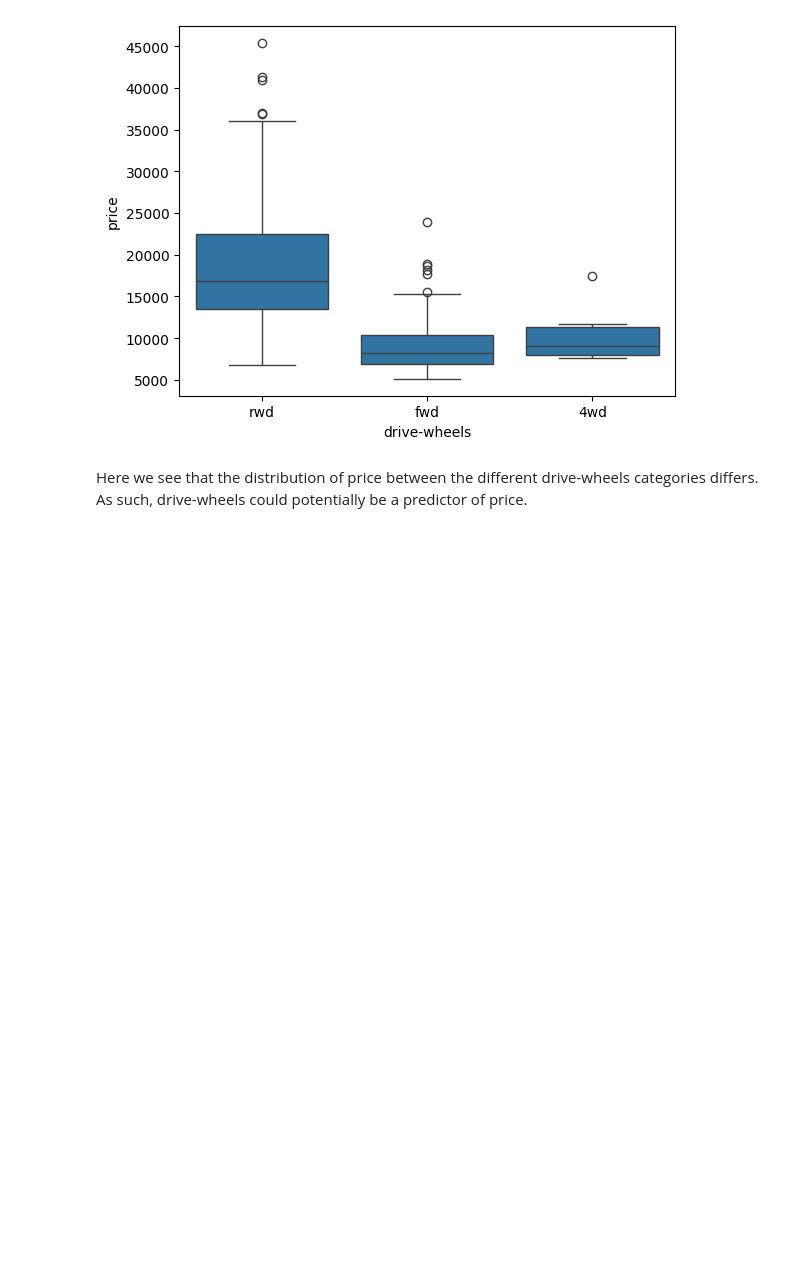
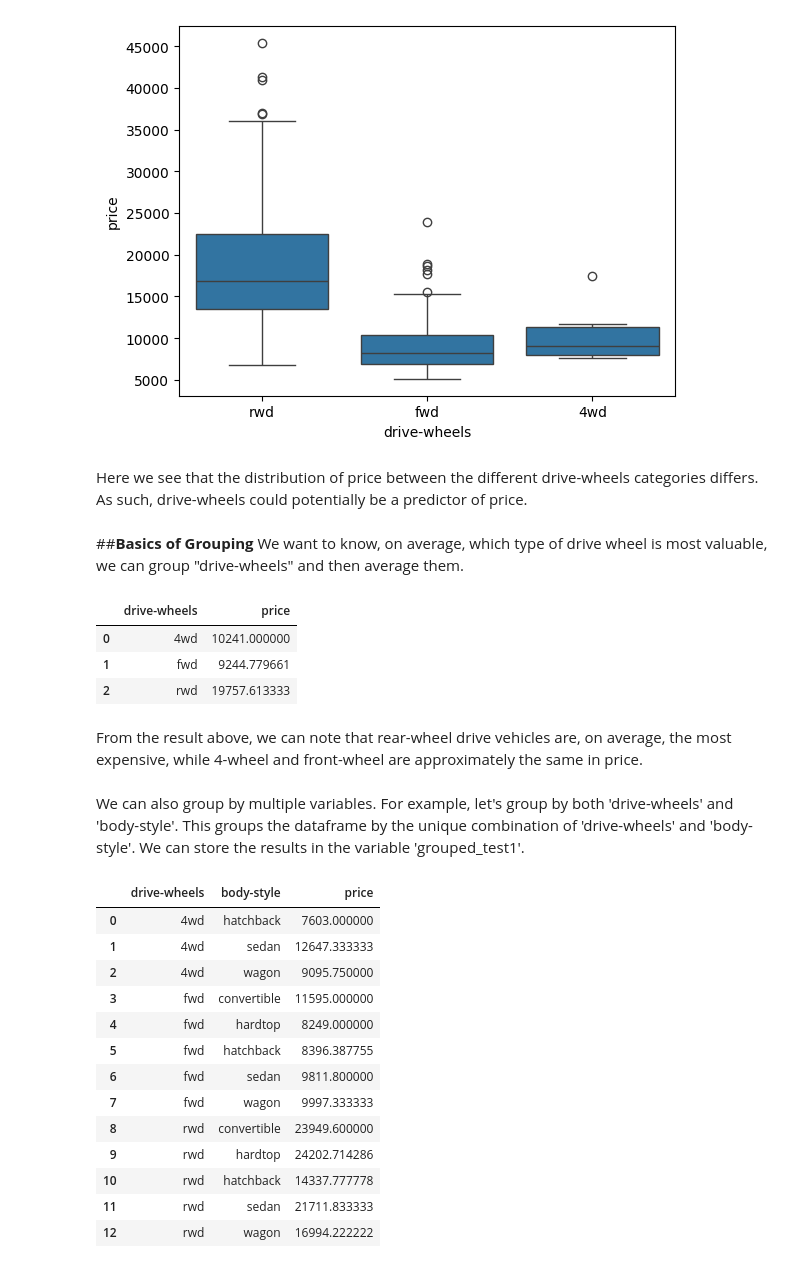
Before and after one commit to Rubieskyama/Data-Science-Ecosystem, a Jupyter notebook: Data Analytics with Python/Used_cars_pricing_analyzer.ipynb, the cells around one changed output. Saved outputs shown, nothing was run; the diff lists cells and outputs as text; code cells hidden in the pictures; blank space fills up the shorter version.

Commit message:
Group by drive-wheels and body-style

```diff
--- a/Data Analytics with Python/Used_cars_pricing_analyzer.ipynb
+++ b/Data Analytics with Python/Used_cars_pricing_analyzer.ipynb
@@ -485,3 +485,40 @@ sns.boxplot(x="drive-wheels", y="price", data=df)
 [figure]
 # %% [markdown]
 Here we see that the distribution of price between the different drive-wheels categories differs. As such, drive-wheels could potentially be a predictor of price.
+# %% [markdown]
+##**Basics of Grouping**
+We want to know, on average, which type of drive wheel is most valuable, we can group "drive-wheels" and then average them.
+# %%
+#select the columns 'drive-wheels' and 'price', then assign it to the variable "df_group_one"
+df_group_one = df[['drive-wheels', 'price']]
+#calculate the average price for each of the different categories of data
+df_grouped = df_group_one.groupby(['drive-wheels'], as_index=False).mean()
+df_grouped
+# %% [output]
+|  | drive-wheels | price |
+| 0 | 4wd | 10241.000000 |
+| 1 | fwd | 9244.779661 |
+| 2 | rwd | 19757.613333 |
+# %% [markdown]
+From the result above, we can note that rear-wheel drive vehicles are, on average, the most expensive, while 4-wheel and front-wheel are approximately the same in price.
+# %% [markdown]
+We can also group by multiple variables. For example, let's group by both 'drive-wheels' and 'body-style'. This groups the dataframe by the unique combination of 'drive-wheels' and 'body-style'. We can store the results in the variable 'grouped_test1'.
+# %%
+df_grptest = df[['drive-wheels','body-style','price']]
+grouped_test1 = df_grptest.groupby(['drive-wheels','body-style'], as_index=False).mean()
+grouped_test1
+# %% [output]
+|  | drive-wheels | body-style | price |
+| 0 | 4wd | hatchback | 7603.000000 |
+| 1 | 4wd | sedan | 12647.333333 |
+| 2 | 4wd | wagon | 9095.750000 |
+| 3 | fwd | convertible | 11595.000000 |
+| 4 | fwd | hardtop | 8249.000000 |
+| 5 | fwd | hatchback | 8396.387755 |
+| 6 | fwd | sedan | 9811.800000 |
+| 7 | fwd | wagon | 9997.333333 |
+| 8 | rwd | convertible | 23949.600000 |
+| 9 | rwd | hardtop | 24202.714286 |
+| 10 | rwd | hatchback | 14337.777778 |
+| 11 | rwd | sedan | 21711.833333 |
+| 12 | rwd | wagon | 16994.222222 |
```
Also changed, not shown: parts of 7 cells of this notebook.
